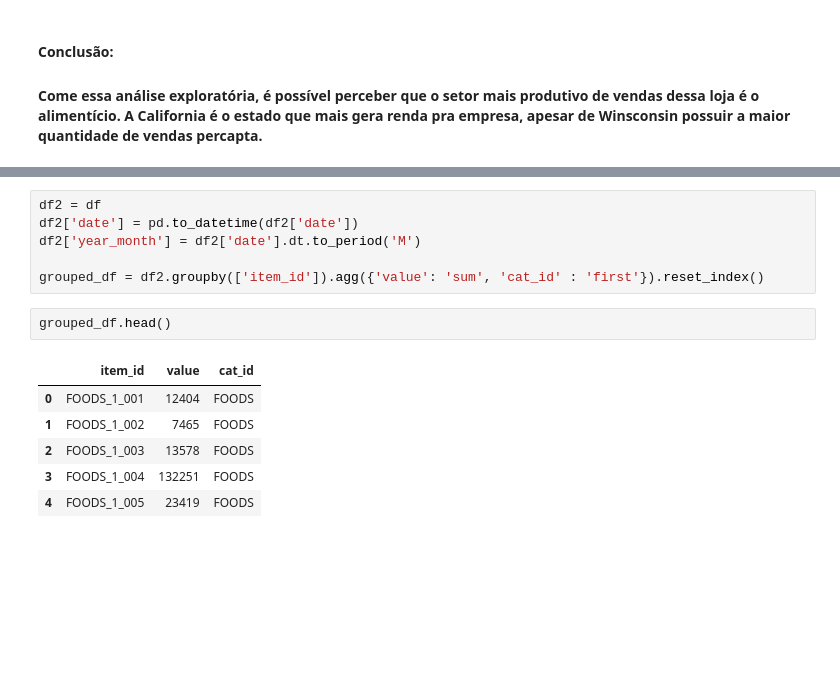
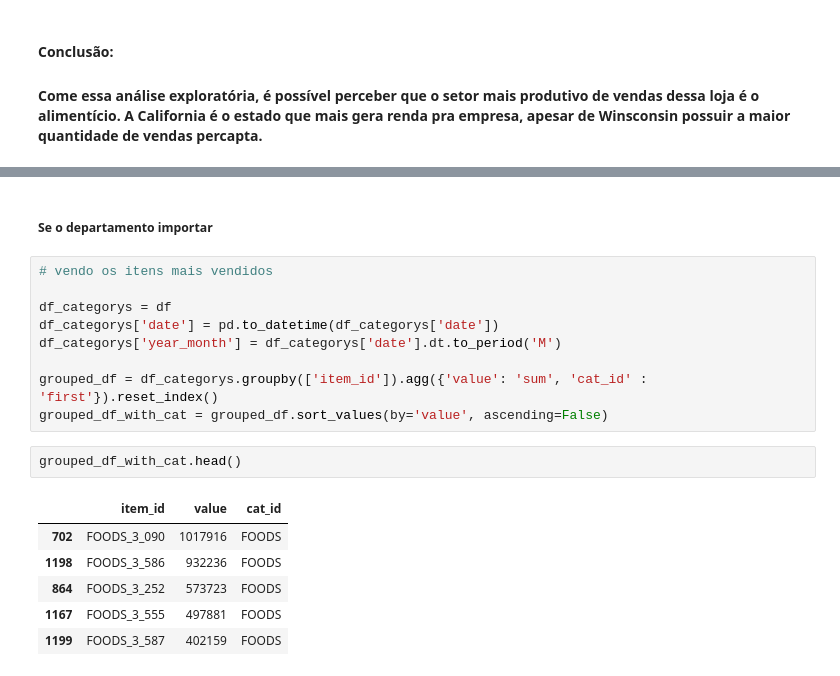
Before and after one commit to MateusVasc/Projeto-PET-Sauter, a Jupyter notebook: analise_exploratoria/analise_exploratoria.ipynb, the cells around one changed output, grey strips where cells are left out. Drawn from its saved outputs; the diff is of its cells as text; blank space fills up the shorter version.

```diff
--- a/analise_exploratoria/analise_exploratoria.ipynb
+++ b/analise_exploratoria/analise_exploratoria.ipynb
@@ -252,15 +320,20 @@ plot_series(cats)
+# %% [markdown]
+##### Se o departamento importar
 # %%
-df2 = df
-df2['date'] = pd.to_datetime(df2['date'])
-df2['year_month'] = df2['date'].dt.to_period('M')
+# vendo os itens mais vendidos
 
-grouped_df = df2.groupby(['item_id']).agg({'value': 'sum', 'cat_id' : 'first'}).reset_index()
+df_categorys = df
+df_categorys['date'] = pd.to_datetime(df_categorys['date'])
+df_categorys['year_month'] = df_categorys['date'].dt.to_period('M')
+
+grouped_df = df_categorys.groupby(['item_id']).agg({'value': 'sum', 'cat_id' : 'first'}).reset_index()
+grouped_df_with_cat = grouped_df.sort_values(by='value', ascending=False)
 # %%
-grouped_df.head()
+grouped_df_with_cat.head()
 # %% [output]
 |  | item_id | value | cat_id |
-| 0 | FOODS_1_001 | 12404 | FOODS |
-| 1 | FOODS_1_002 | 7465 | FOODS |
-| 2 | FOODS_1_003 | 13578 | FOODS |
-| 3 | FOODS_1_004 | 132251 | FOODS |
-| 4 | FOODS_1_005 | 23419 | FOODS |
+| 702 | FOODS_3_090 | 1017916 | FOODS |
+| 1198 | FOODS_3_586 | 932236 | FOODS |
+| 864 | FOODS_3_252 | 573723 | FOODS |
+| 1167 | FOODS_3_555 | 497881 | FOODS |
+| 1199 | FOODS_3_587 | 402159 | FOODS |
```
Also changed, not shown: parts of 40 cells of this notebook.
